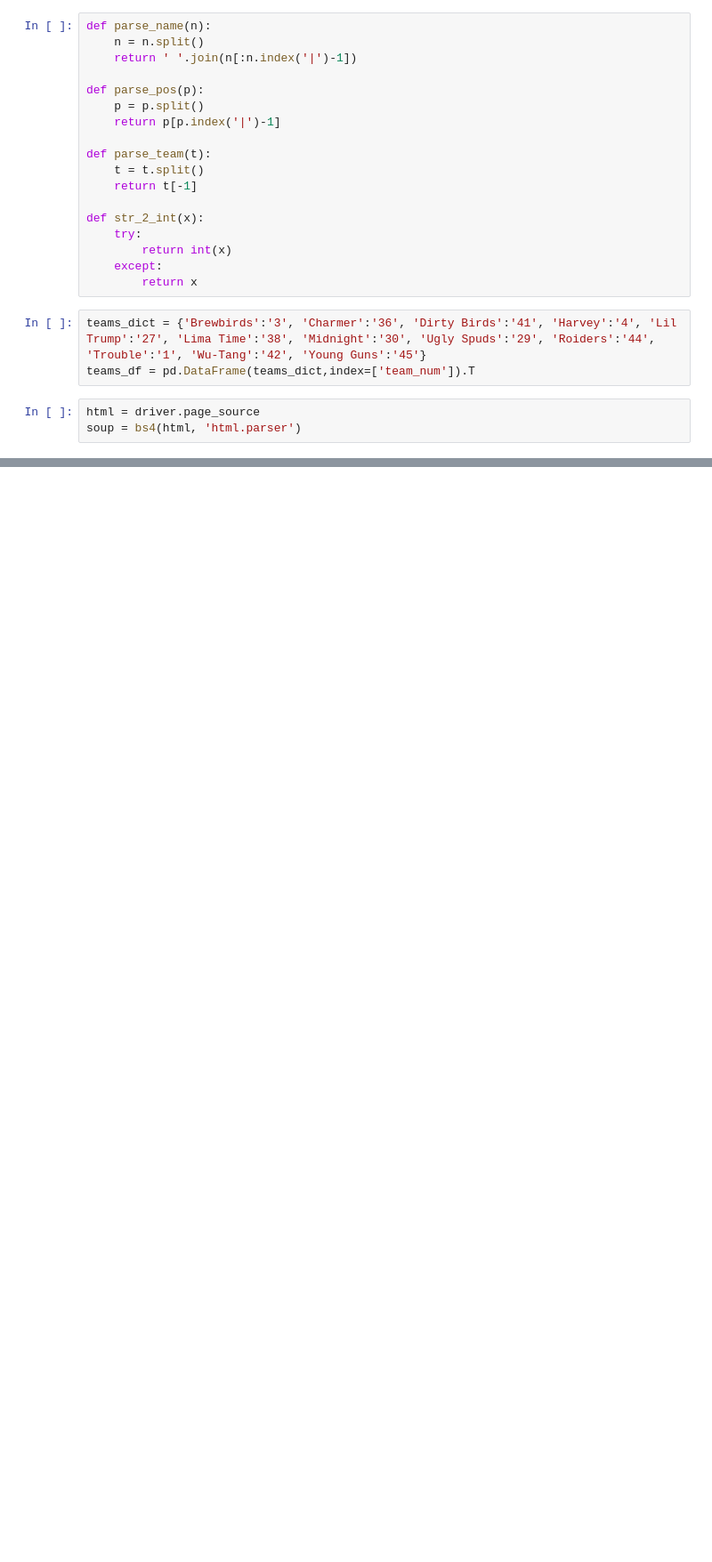
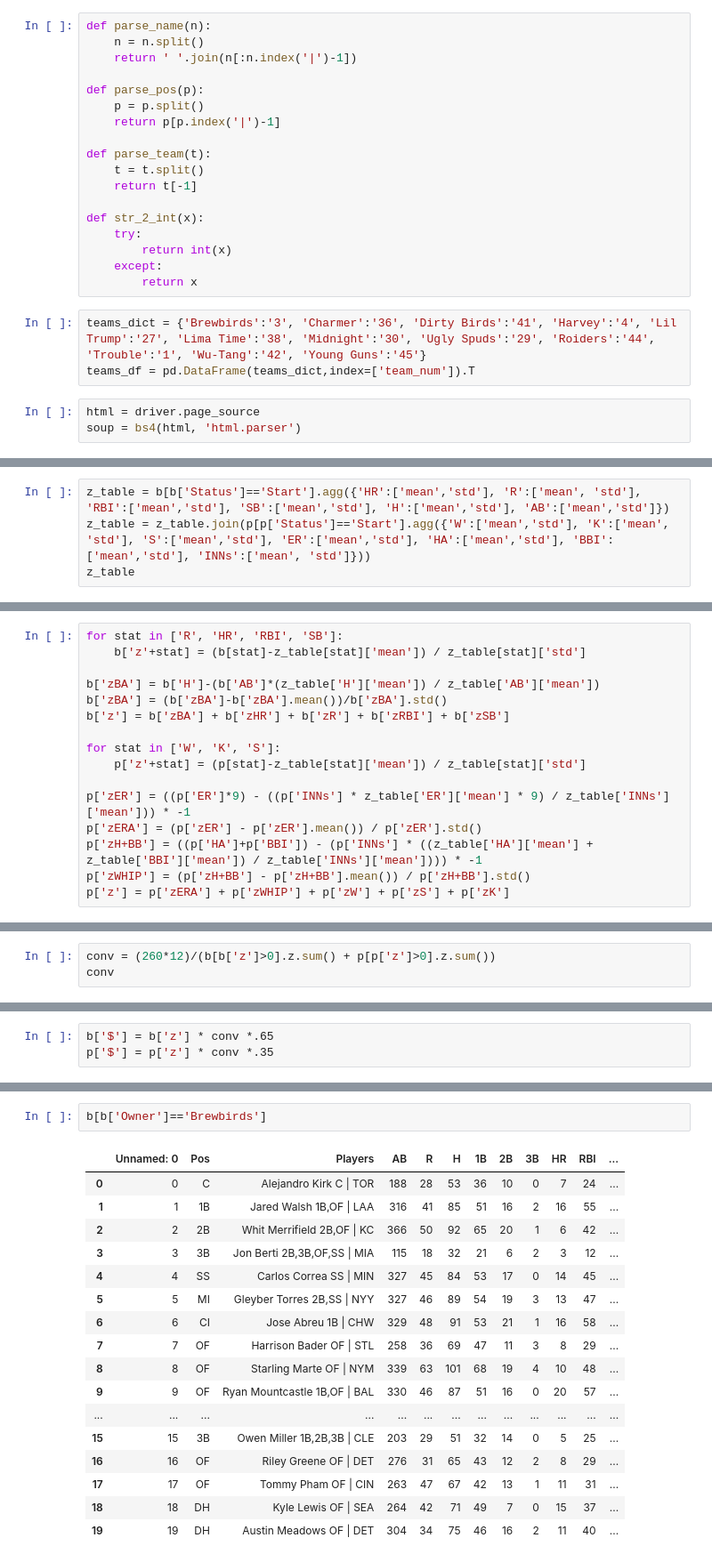
Before and after one commit to haueter19/baseball, a Jupyter notebook: Trade Analyzer.ipynb, the cells around one changed output, grey strips where cells are left out. Shown at 89% size. Cells and saved outputs as stored; diff of their text form; blank space fills up the shorter version.

```diff
--- a/Trade Analyzer.ipynb
+++ b/Trade Analyzer.ipynb
@@ -259,0 +298,4 @@ driver.quit()
+# %%
+z_table = b[b['Status']=='Start'].agg({'HR':['mean','std'], 'R':['mean', 'std'], 'RBI':['mean','std'], 'SB':['mean','std'], 'H':['mean','std'], 'AB':['mean','std']})
+z_table = z_table.join(p[p['Status']=='Start'].agg({'W':['mean','std'], 'K':['mean', 'std'], 'S':['mean','std'], 'ER':['mean','std'], 'HA':['mean','std'], 'BBI':['mean','std'], 'INNs':['mean', 'std']}))
+z_table
@@ -259,0 +306,16 @@ driver.quit()
+# %%
+for stat in ['R', 'HR', 'RBI', 'SB']:
+    b['z'+stat] = (b[stat]-z_table[stat]['mean']) / z_table[stat]['std']
+
+b['zBA'] = b['H']-(b['AB']*(z_table['H']['mean']) / z_table['AB']['mean'])
+b['zBA'] = (b['zBA']-b['zBA'].mean())/b['zBA'].std()
+b['z'] = b['zBA'] + b['zHR'] + b['zR'] + b['zRBI'] + b['zSB']
+
+for stat in ['W', 'K', 'S']:
+    p['z'+stat] = (p[stat]-z_table[stat]['mean']) / z_table[stat]['std']
+
+p['zER'] = ((p['ER']*9) - ((p['INNs'] * z_table['ER']['mean'] * 9) / z_table['INNs']['mean'])) * -1
+p['zERA'] = (p['zER'] - p['zER'].mean()) / p['zER'].std()
+p['zH+BB'] = ((p['HA']+p['BBI']) - (p['INNs'] * ((z_table['HA']['mean'] + z_table['BBI']['mean']) / z_table['INNs']['mean']))) * -1
+p['zWHIP'] = (p['zH+BB'] - p['zH+BB'].mean()) / p['zH+BB'].std()
+p['z'] = p['zERA'] + p['zWHIP'] + p['zW'] + p['zS'] + p['zK']
@@ -259,0 +342,3 @@ driver.quit()
+# %%
+conv = (260*12)/(b[b['z']>0].z.sum() + p[p['z']>0].z.sum())
+conv
@@ -259,0 +347,3 @@ driver.quit()
+# %%
+b['$'] = b['z'] * conv *.65
+p['$'] = p['z'] * conv *.35
@@ -259,0 +463,20 @@ driver.quit()
+# %%
+b[b['Owner']=='Brewbirds']
+# %% [output]
+|  | Unnamed: 0 | Pos | Players | AB | R | H | 1B | 2B | 3B | HR | RBI | ... |
+| 0 | 0 | C | Alejandro Kirk C | TOR | 188 | 28 | 53 | 36 | 10 | 0 | 7 | 24 | ... |
+| 1 | 1 | 1B | Jared Walsh 1B,OF | LAA | 316 | 41 | 85 | 51 | 16 | 2 | 16 | 55 | ... |
+| 2 | 2 | 2B | Whit Merrifield 2B,OF | KC | 366 | 50 | 92 | 65 | 20 | 1 | 6 | 42 | ... |
+| 3 | 3 | 3B | Jon Berti 2B,3B,OF,SS | MIA | 115 | 18 | 32 | 21 | 6 | 2 | 3 | 12 | ... |
+| 4 | 4 | SS | Carlos Correa SS | MIN | 327 | 45 | 84 | 53 | 17 | 0 | 14 | 45 | ... |
+| 5 | 5 | MI | Gleyber Torres 2B,SS | NYY | 327 | 46 | 89 | 54 | 19 | 3 | 13 | 47 | ... |
+| 6 | 6 | CI | Jose Abreu 1B | CHW | 329 | 48 | 91 | 53 | 21 | 1 | 16 | 58 | ... |
+| 7 | 7 | OF | Harrison Bader OF | STL | 258 | 36 | 69 | 47 | 11 | 3 | 8 | 29 | ... |
+| 8 | 8 | OF | Starling Marte OF | NYM | 339 | 63 | 101 | 68 | 19 | 4 | 10 | 48 | ... |
+| 9 | 9 | OF | Ryan Mountcastle 1B,OF | BAL | 330 | 46 | 87 | 51 | 16 | 0 | 20 | 57 | ... |
+| ... | ... | ... | ... | ... | ... | ... | ... | ... | ... | ... | ... | ... |
+| 15 | 15 | 3B | Owen Miller 1B,2B,3B | CLE | 203 | 29 | 51 | 32 | 14 | 0 | 5 | 25 | ... |
+| 16 | 16 | OF | Riley Greene OF | DET | 276 | 31 | 65 | 43 | 12 | 2 | 8 | 29 | ... |
+| 17 | 17 | OF | Tommy Pham OF | CIN | 263 | 47 | 67 | 42 | 13 | 1 | 11 | 31 | ... |
+| 18 | 18 | DH | Kyle Lewis OF | SEA | 264 | 42 | 71 | 49 | 7 | 0 | 15 | 37 | ... |
+| 19 | 19 | DH | Austin Meadows OF | DET | 304 | 34 | 75 | 46 | 16 | 2 | 11 | 40 | ... |
```
Also changed, not shown: parts of 47 cells of this notebook.
